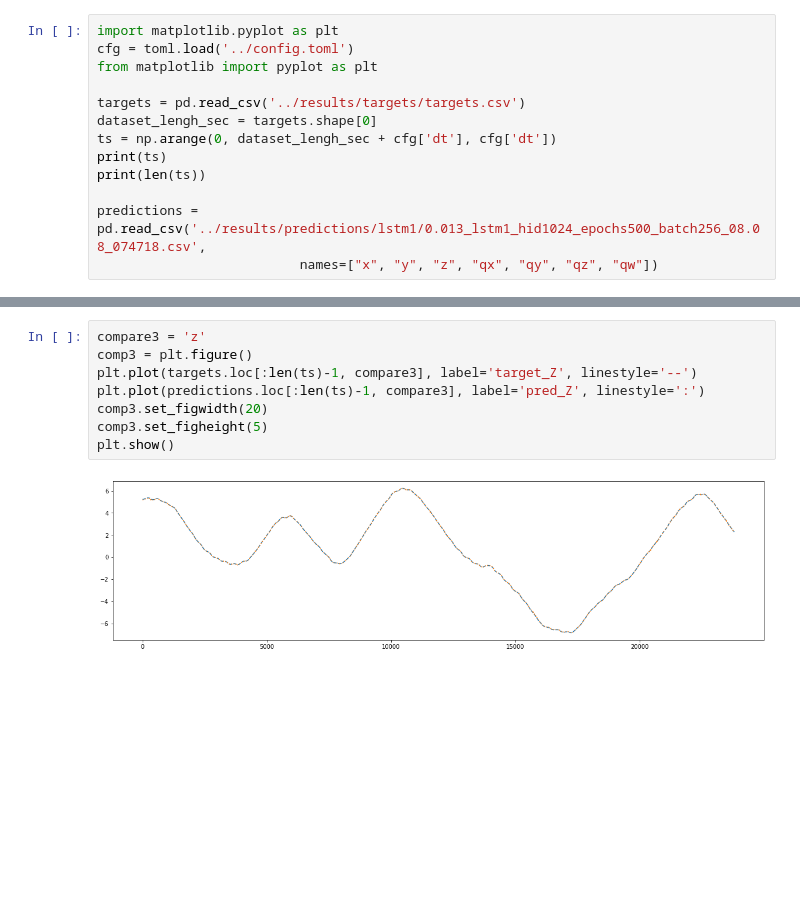
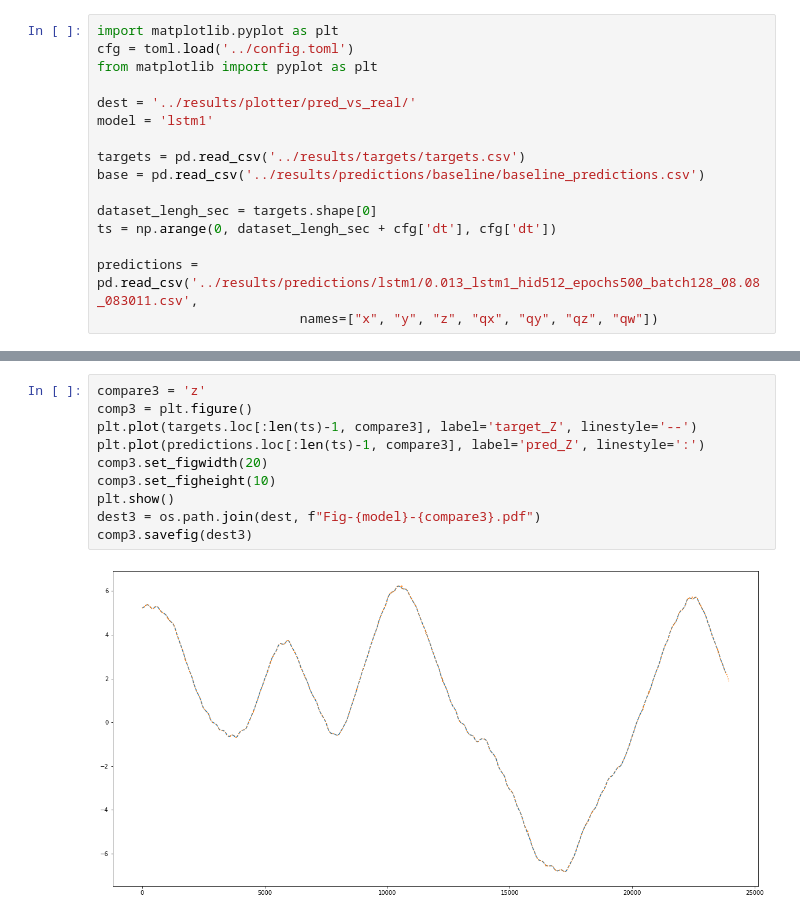
Before and after one commit to oleksa-oleksa/MasterThesis_UserPosition_6DOF, a Jupyter notebook: Development/notebooks/predictions_plots.ipynb, the cells around one changed output, grey strips where cells are left out. Drawn from its saved outputs; the diff is of its cells as text; blank space fills up the shorter version.

```diff
--- a/Development/notebooks/predictions_plots.ipynb
+++ b/Development/notebooks/predictions_plots.ipynb
@@ -3,11 +3,14 @@ import matplotlib.pyplot as plt
 cfg = toml.load('../config.toml')
 from matplotlib import pyplot as plt
 
+dest = '../results/plotter/pred_vs_real/'
+model = 'lstm1'
+
 targets = pd.read_csv('../results/targets/targets.csv')
+base = pd.read_csv('../results/predictions/baseline/baseline_predictions.csv')
+
 dataset_lengh_sec = targets.shape[0]
 ts = np.arange(0, dataset_lengh_sec + cfg['dt'], cfg['dt'])
-print(ts)
-print(len(ts))
 
-predictions = pd.read_csv('../results/predictions/lstm1/0.013_lstm1_hid1024_epochs500_batch256_08.08_074718.csv',
+predictions = pd.read_csv('../results/predictions/lstm1/0.013_lstm1_hid512_epochs500_batch128_08.08_083011.csv',
                           names=["x", "y", "z", "qx", "qy", "qz", "qw"])
@@ -40,13 +44,15 @@ plt.show()
 # %%
 compare3 = 'z'
 comp3 = plt.figure()
 plt.plot(targets.loc[:len(ts)-1, compare3], label='target_Z', linestyle='--')
 plt.plot(predictions.loc[:len(ts)-1, compare3], label='pred_Z', linestyle=':')
 comp3.set_figwidth(20)
-comp3.set_figheight(5)
+comp3.set_figheight(10)
 plt.show()
+dest3 = os.path.join(dest, f"Fig-{model}-{compare3}.pdf")
+comp3.savefig(dest3)
 # %% [output]
-[figure, old version]
+[figure, new version]
 # %%
 compare4 = 'qx'
 comp4 = plt.figure()
```
Also changed, not shown: parts of 12 cells of this notebook, 10 other files.
